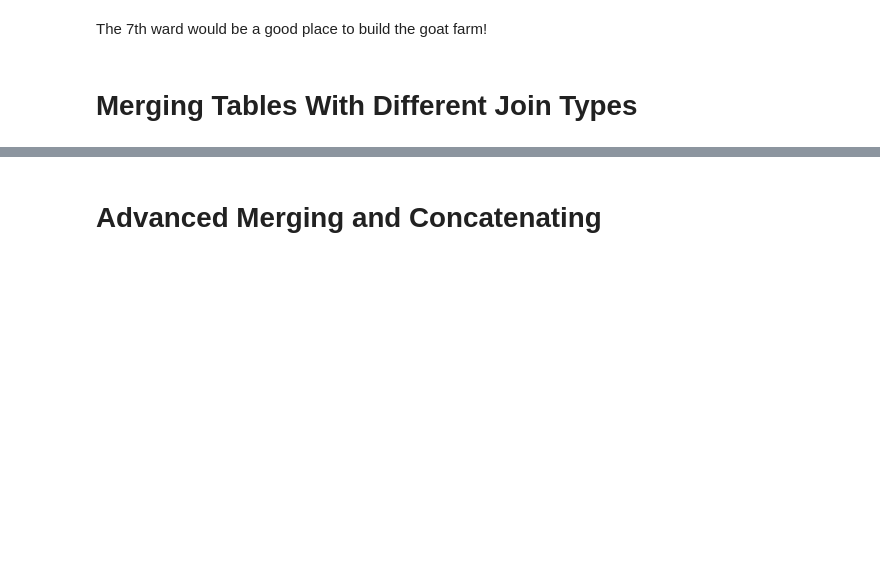
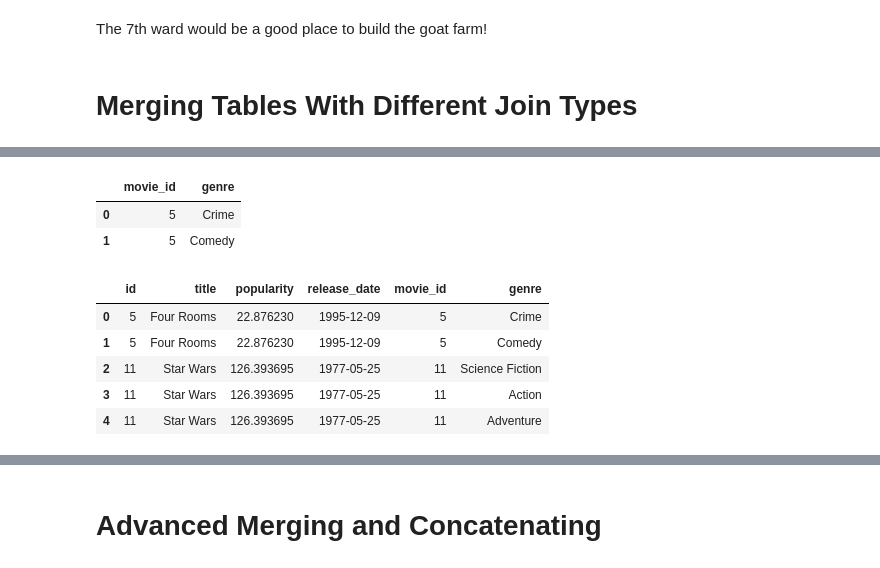
Before and after one commit to rashmishreev/the-data-repository, a Jupyter notebook: data-science-python/pandas/joining-data-pandas.ipynb, the cells around one changed output, grey strips where cells are left out. Cells and saved outputs as stored; diff of their text form; code cells hidden in the pictures; blank space fills up the shorter version.

```diff
--- a/data-science-python/pandas/joining-data-pandas.ipynb
+++ b/data-science-python/pandas/joining-data-pandas.ipynb
@@ -360,0 +447,17 @@ The 7th ward would be a good place to build the goat farm!
+# %%
+tv_genre = pd.read_pickle("../data/pandas_datasets/pandas-joins/movie_to_genres.p")
+tv_genre.head(2)
+# %% [output]
+|  | movie_id | genre |
+| 0 | 5 | Crime |
+| 1 | 5 | Comedy |
+# %%
+tv_movies = movies.merge(tv_genre, how='right', left_on='id', right_on='movie_id')
+tv_movies.head(5)
+# %% [output]
+|  | id | title | popularity | release_date | movie_id | genre |
+| 0 | 5 | Four Rooms | 22.876230 | 1995-12-09 | 5 | Crime |
+| 1 | 5 | Four Rooms | 22.876230 | 1995-12-09 | 5 | Comedy |
+| 2 | 11 | Star Wars | 126.393695 | 1977-05-25 | 11 | Science Fiction |
+| 3 | 11 | Star Wars | 126.393695 | 1977-05-25 | 11 | Action |
+| 4 | 11 | Star Wars | 126.393695 | 1977-05-25 | 11 | Adventure |
```
Also changed, not shown: parts of 26 cells of this notebook, 4 other files.
